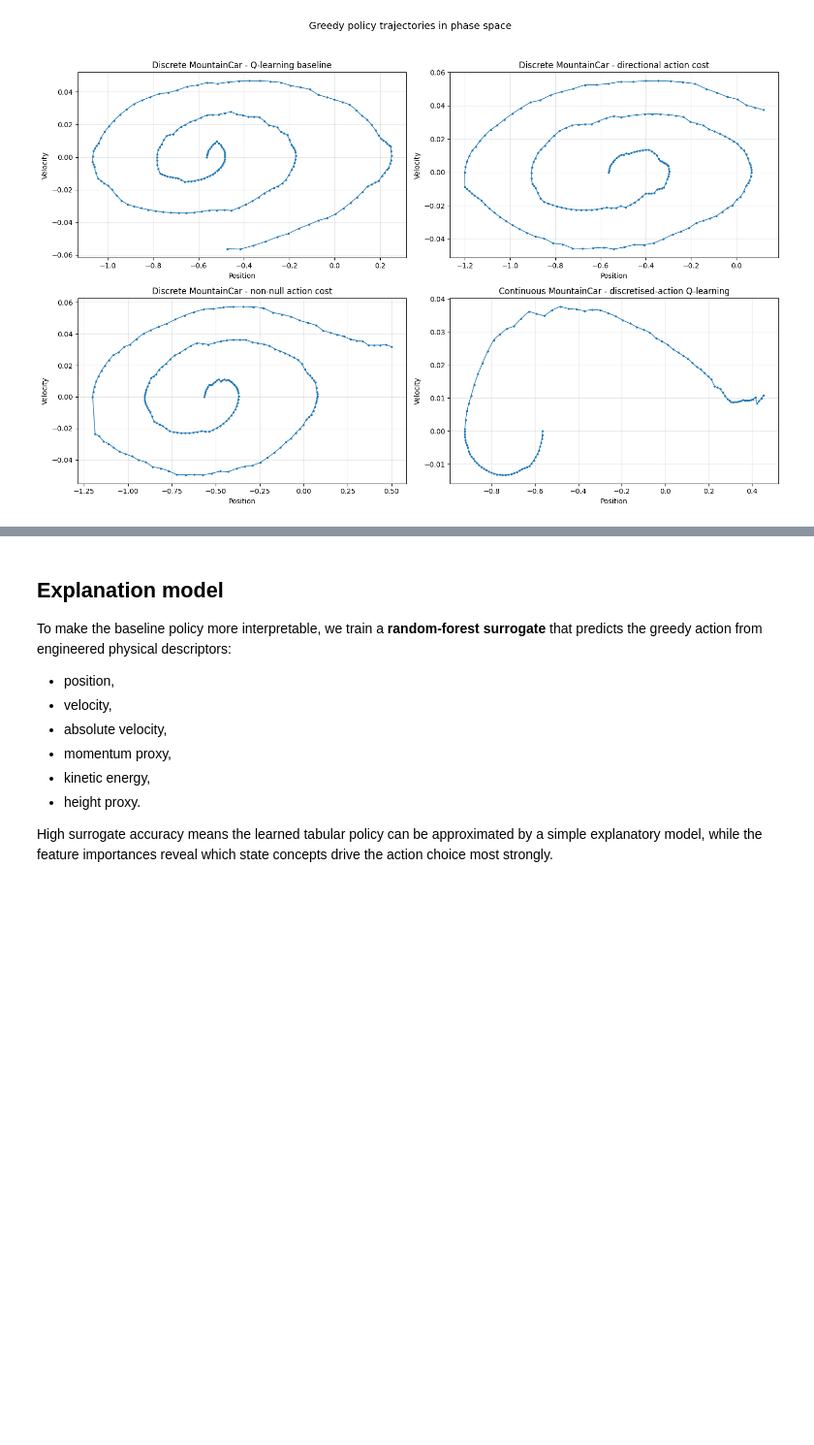
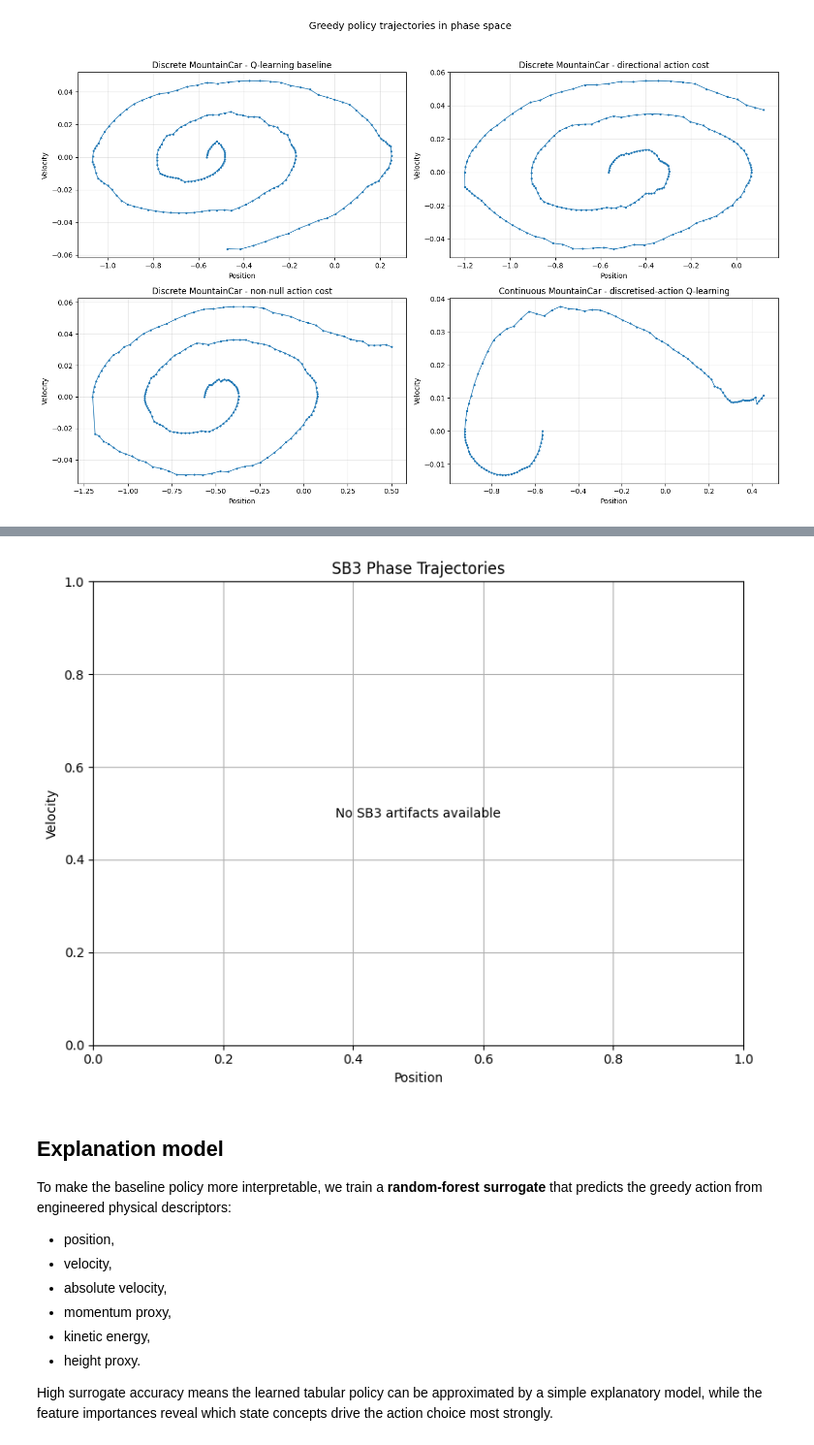
Before and after one commit to Jjanne/RLgroupproject, a Jupyter notebook: src/mountain_car.ipynb, the cells around one changed output, grey strips where cells are left out. Shown at 97% size. Cells and saved outputs as stored; diff of their text form; code cells hidden in the pictures; blank space fills up the shorter version.

Commit message:
Fix:Plots added and fixed

```diff
--- a/src/mountain_car.ipynb
+++ b/src/mountain_car.ipynb
@@ -240,3 +233,10 @@ Image("results/part01/plots/trajectories.png")
+# %%
+fig, plot_sb__trajectories = plot_sb3_phase_trajectories(artifacts)
+os.makedirs("results/part01/plots", exist_ok=True)
+fig.savefig("results/part01/plots/sb3_trajectories.png", bbox_inches="tight")
+Image("results/part01/plots/sb3_trajectories.png")
+# %% [output]
+[figure, added]
 # %% [markdown]
 ## Explanation model
 
```
Also changed, not shown: parts of 8 cells of this notebook, 4 other files.
